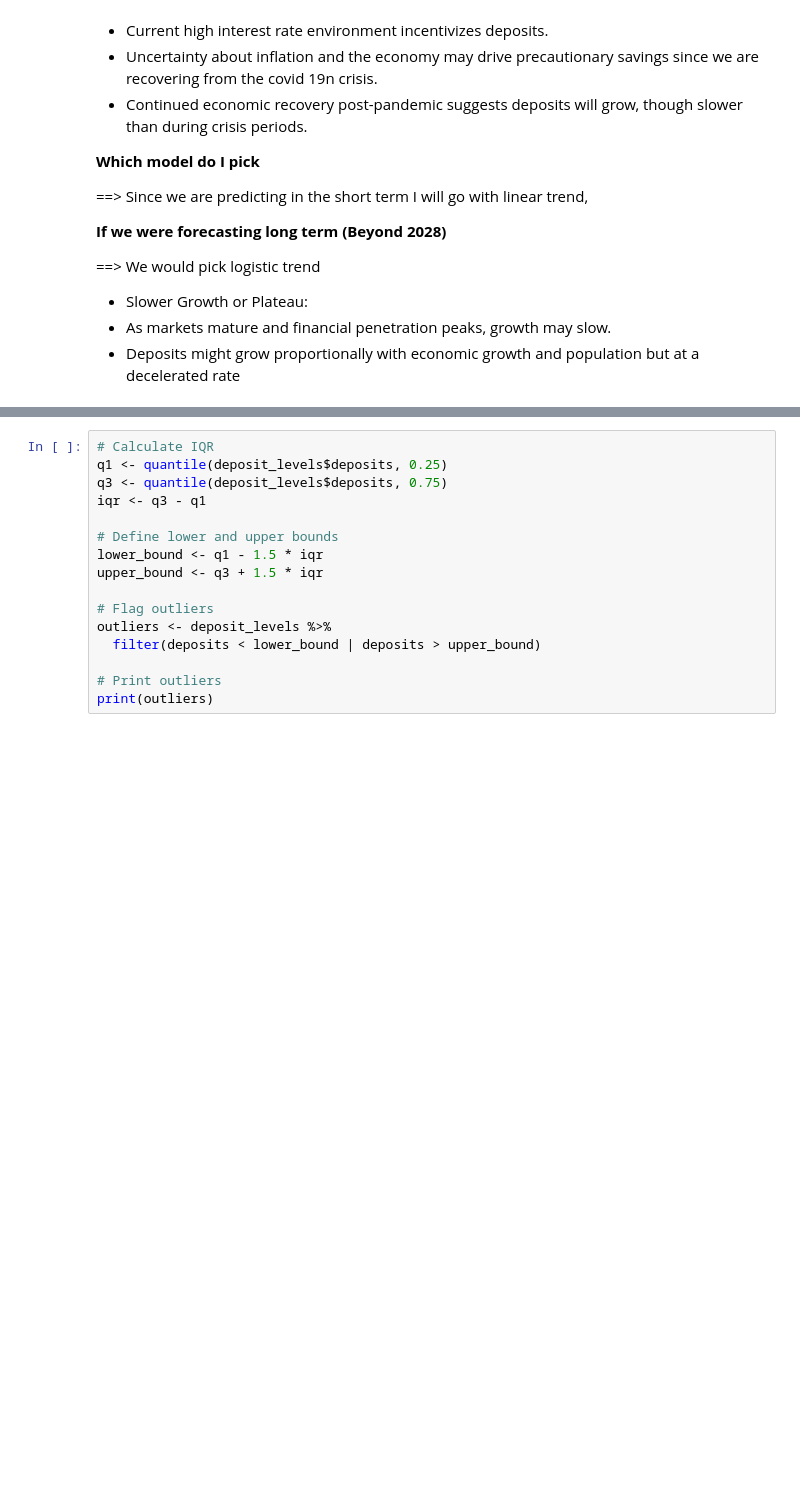
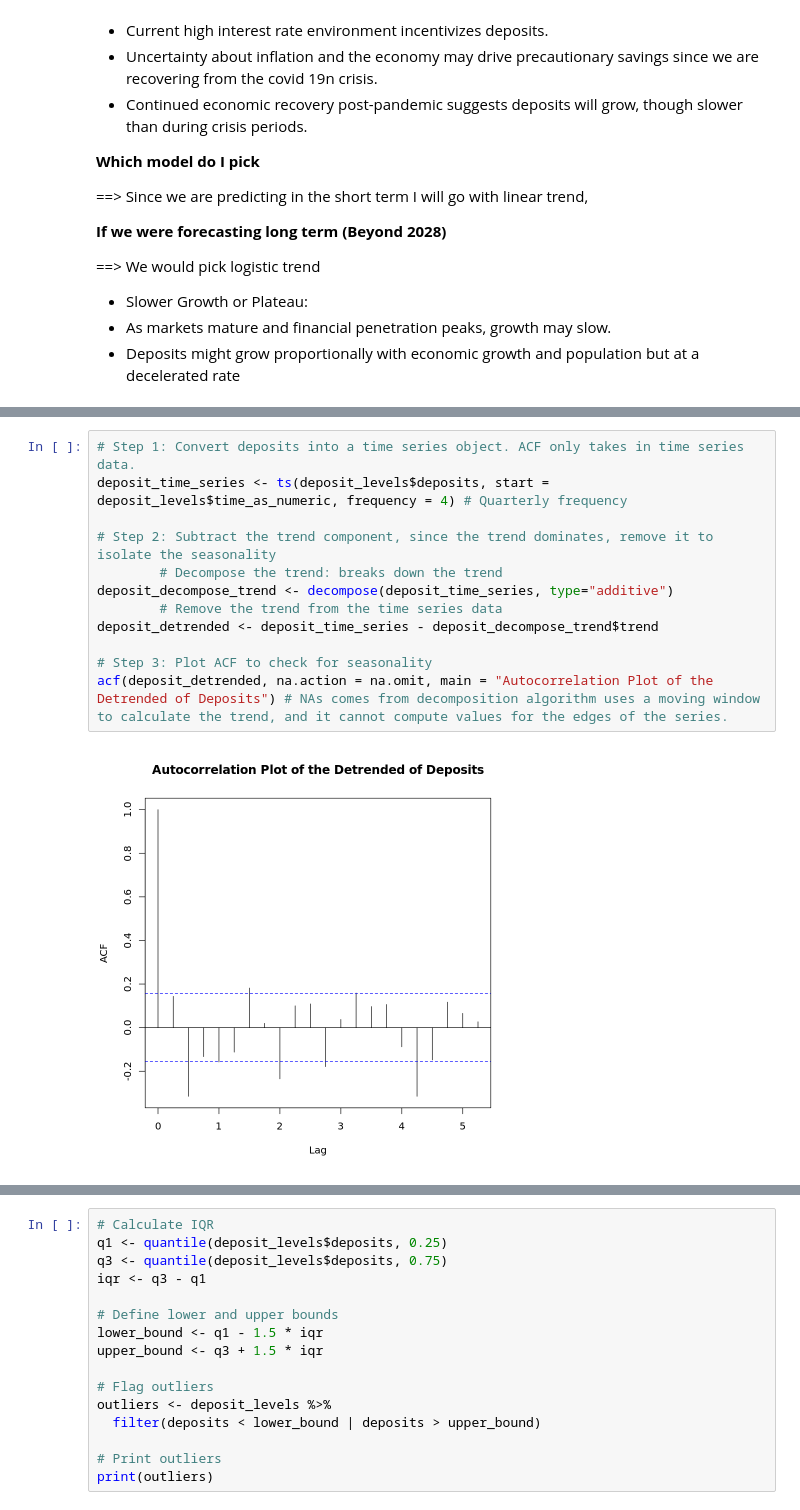
Before and after one commit to nzarama-kouadio/DUKE_MIDS_QFC_Final_Project, a Jupyter notebook: model_prediction/prophet_model.ipynb, the cells around one changed output, grey strips where cells are left out. Saved outputs shown, nothing was run; the diff lists cells and outputs as text; blank space fills up the shorter version.

Commit message:
seasonality

```diff
--- a/model_prediction/prophet_model.ipynb
+++ b/model_prediction/prophet_model.ipynb
@@ -196,0 +170,14 @@ acf(detrended_data, main = "ACF of Detrended Deposits")
+# %%
+# Step 1: Convert deposits into a time series object. ACF only takes in time series data.
+deposit_time_series <- ts(deposit_levels$deposits, start = deposit_levels$time_as_numeric, frequency = 4) # Quarterly frequency
+
+# Step 2: Subtract the trend component, since the trend dominates, remove it to isolate the seasonality
+        # Decompose the trend: breaks down the trend
+deposit_decompose_trend <- decompose(deposit_time_series, type="additive")
+        # Remove the trend from the time series data
+deposit_detrended <- deposit_time_series - deposit_decompose_trend$trend
+
+# Step 3: Plot ACF to check for seasonality
+acf(deposit_detrended, na.action = na.omit, main = "Autocorrelation Plot of the Detrended of Deposits") # NAs comes from decomposition algorithm uses a moving window to calculate the trend, and it cannot compute values for the edges of the series.
+# %% [output]
+[figure, added]
```
Also changed, not shown: parts of 13 cells of this notebook.
